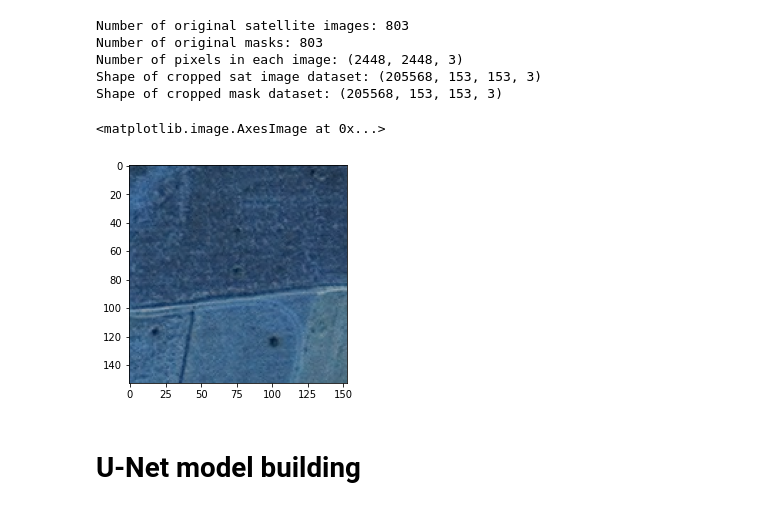
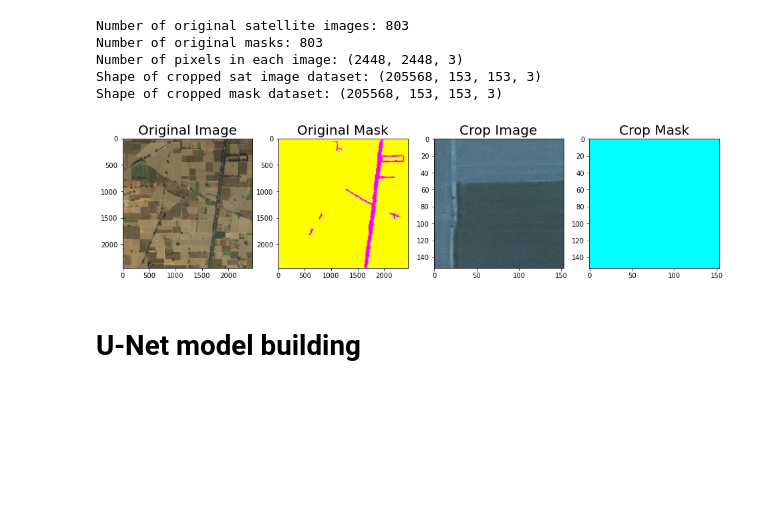
Before and after one commit to johnatawnclementawn/LandCoverSemanticSegmentation, a Jupyter notebook: landCov_semSeg.ipynb, the cells around one changed output. Saved outputs shown, nothing was run; the diff lists cells and outputs as text; code cells hidden in the pictures; blank space fills up the shorter version.

Commit message:
Check cropped images are coming out correctly b/c colors change when visualizing

```diff
--- a/landCov_semSeg.ipynb
+++ b/landCov_semSeg.ipynb
@@ -124,14 +124,17 @@ def visualize(**images):
     Plot images in one row
     """
     n_images = len(images)
-    plt.figure(figsize=(10,10))
+    plt.figure(figsize=(16,16))
     for idx, (name, image) in enumerate(images.items()):
         plt.subplot(1, n_images, idx + 1)
-        plt.xticks([]);
-        plt.yticks([])
+        # plt.xticks([]);
+        # plt.yticks([])
         # get title from the parameter names
         plt.title(name.replace('_',' ').title(), fontsize=20)
-        image = mpimg.imread(image)
+
+        if type(image) == str:
+            image = mpimg.imread(image)
+
         plt.imshow(image)
     plt.show()
 # %%
@@ -252,15 +255,24 @@ for i in range(0, 10):
   img = np.asarray(cv2.imread(Xrows[i]))
   mask = np.asarray(cv2.imread(yrows[i]))
 
+  # Iterate through each row
   for r in range(0, img.shape[0], cropImg_height):
+    # Iterate through each column
     for c in range(0, img.shape[1], cropImg_width):
+      # Slice the image & mask by
       newImg = np.array(img[r:r+cropImg_height, c:c+cropImg_width, :])
       newMask = np.array(mask[r:r+cropImg_height, c:c+cropImg_width, :])
 
       X[cropImgIdx,:] = newImg
       y[cropImgIdx,:] = newMask
+
+      cropImgIdx += 1
-# %%
-plt.imshow(X[0,:,:,:])
-# %% [output]
-<matplotlib.image.AxesImage at 0x...>
-[figure, removed]
+# %%
+ogImg = Xrows[0]
+ogmask = yrows[0]
+cropImg = X[0]
+cropMsk = y[0]
+
+visualize(original_Image = ogImg, original_Mask = ogmask, crop_Image = cropImg, crop_Mask = cropMsk)
+# %% [output]
+[figure, added]
```
Also changed, not shown: parts of 1 cell of this notebook.
